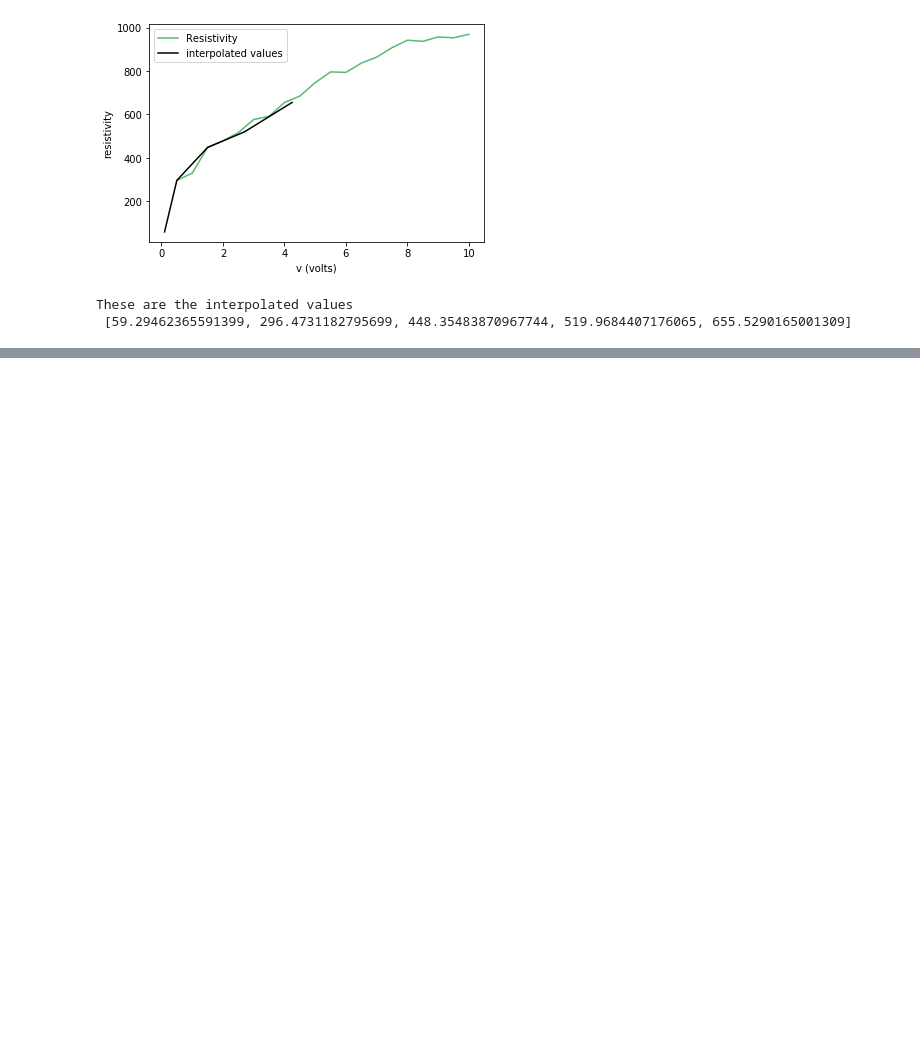
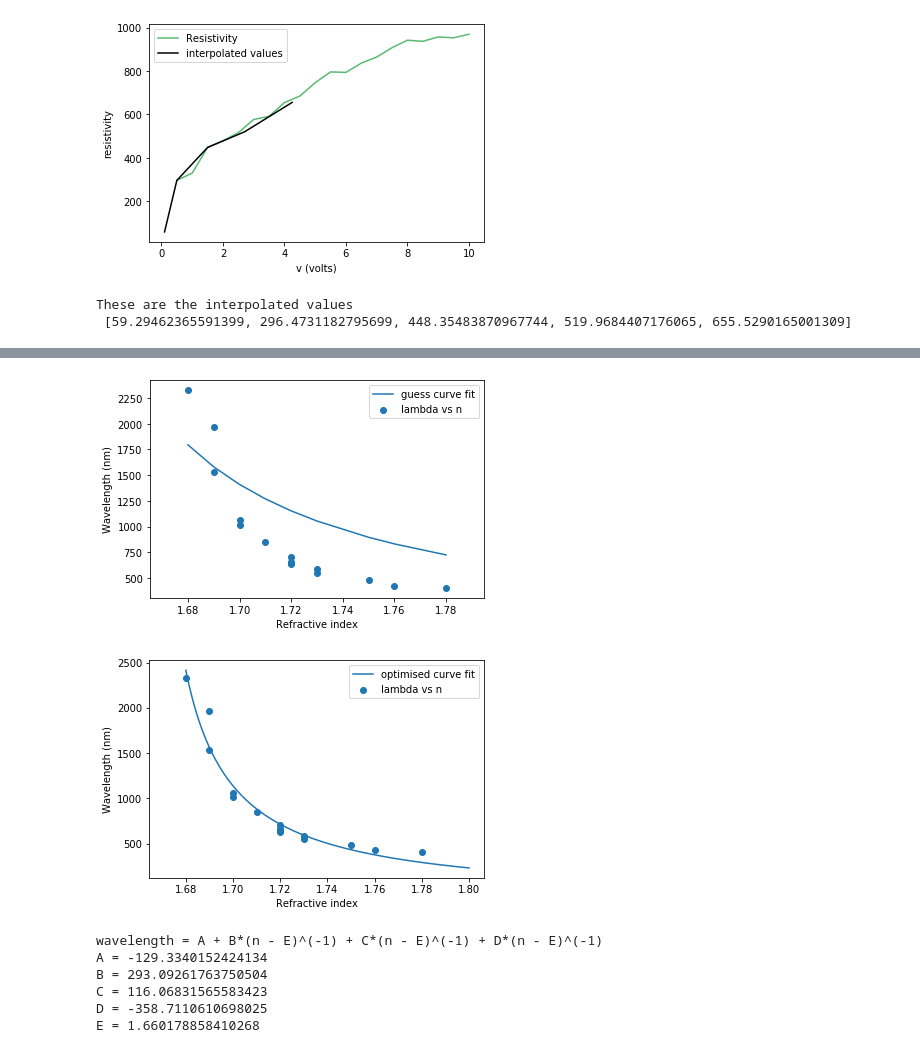
Before and after one commit to BriefCud/PRA1500-Tools-for-Practical_Physics, a Jupyter notebook: Week 3/Calibration Curves and Transformation of Variables.ipynb, the cells around one changed output, grey strips where cells are left out. Saved outputs shown, nothing was run; the diff lists cells and outputs as text; code cells hidden in the pictures; blank space fills up the shorter version.

```diff
--- a/Week 3/Calibration Curves and Transformation of Variables.ipynb
+++ b/Week 3/Calibration Curves and Transformation of Variables.ipynb
@@ -317,0 +243,68 @@ plt.show()
+# %%
+####### Two-step Calibration Curve Tasks ##############
+
+path = '/Users/Alexander/Documents/MSP/PRA1500 Tools for Practical Physics/Session 3 - Calibration Curves and Transformation of Variables/n vs lambda.csv'
+
+refraction_data = pd.read_csv(path)
+
+x = refraction_data['n']
+y = refraction_data['Lambda (nm)']
+
+### A function that computes this equation
+### wavelength = A + B*(n - E)^(-1) + C*(n - E)^(-1) + D*(n - E)^(-1)
+### where c1 = A, c2 = B, c3 = C, c4 = D, c5 = E
+
+### A function that computes this equation
+### wavelength = A + B*(n - E)^(-1) + C*(n - E)^(-1) + D*(n - E)^(-1)
+### where c1 = A, c2 = B, c3 = C, c4 = D, c5 = E
+def lamda(n,c1,c2,c3,c4,c5):
+    return c1 + c2*(n - c5)**(-1)+ c3*(n - c5)**(-1)+ c4*(n - c5)**(-1)
+
+### Function that calculates the refractive index
+def R_I(theta):
+    return np.sqrt(((2/np.sqrt(3))*np.sin(theta) + 0.5)**2 + 0.75)
+
+### A good guess must be made in order to find the free variables
+### guess = [c1,c2,c3,c4,c5]
+g = [-130,200,271,-317,1.6]
+
+w = np.empty(len(x))
+for i in range(len(x)):
+    w[i] = lamda(x[i],g[0],g[1],g[2],g[3],g[4])
+
+### Plotting the curve fit for the guessed numbers
+plt.scatter(x,y,label='lambda vs n')
+plt.plot(x,w,label='guess curve fit')
+plt.xlabel("Refractive index")
+plt.ylabel("Wavelength (nm)")
+plt.legend()
+plt.show()
+
+### Optimising the guess values to get a improved curve fit
+from scipy.optimize import curve_fit
+### c are the free varaibles and cov is the covariance
+c,cov = curve_fit(lamda,x,y,g)
+
+fit_x = np.linspace(1.68,1.8,128)
+fit_y = lamda(fit_x,c[0],c[1],c[2],c[3],c[4])
+
+### Plotting the curve fit with the optimised free variables
+plt.scatter(x,y,label='lambda vs n')
+plt.plot(fit_x,fit_y,label='optimised curve fit')
+plt.xlabel("Refractive index")
+plt.ylabel("Wavelength (nm)")
+plt.legend()
+plt.show()
+
+print("wavelength = A + B*(n - E)^(-1) + C*(n - E)^(-1) + D*(n - E)^(-1)")
+print("A = " + str(c[0]) + "\nB = " + str(c[1]) + "\nC = " + str(c[2]) +
+      "\nD = " + str(c[3]) + "\nE = " + str(c[4]))
+# %% [output]
+[figure, added]
+[figure, added]
+wavelength = A + B*(n - E)^(-1) + C*(n - E)^(-1) + D*(n - E)^(-1)
+A = -129.3340152424134
+B = 293.09261763750504
+C = 116.06831565583423
+D = -358.7110610698025
+E = 1.660178858410268
```
Also changed, not shown: parts of 11 cells of this notebook.
